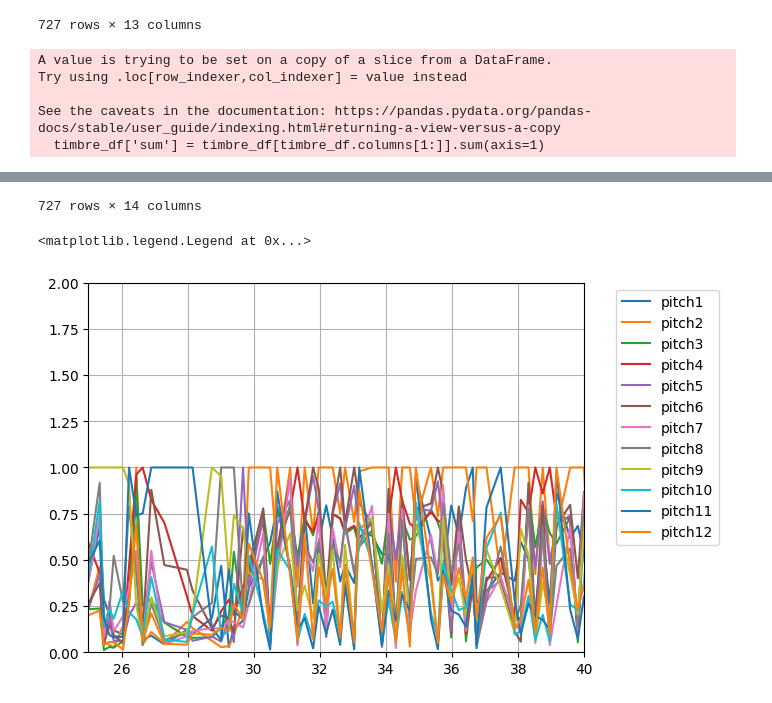
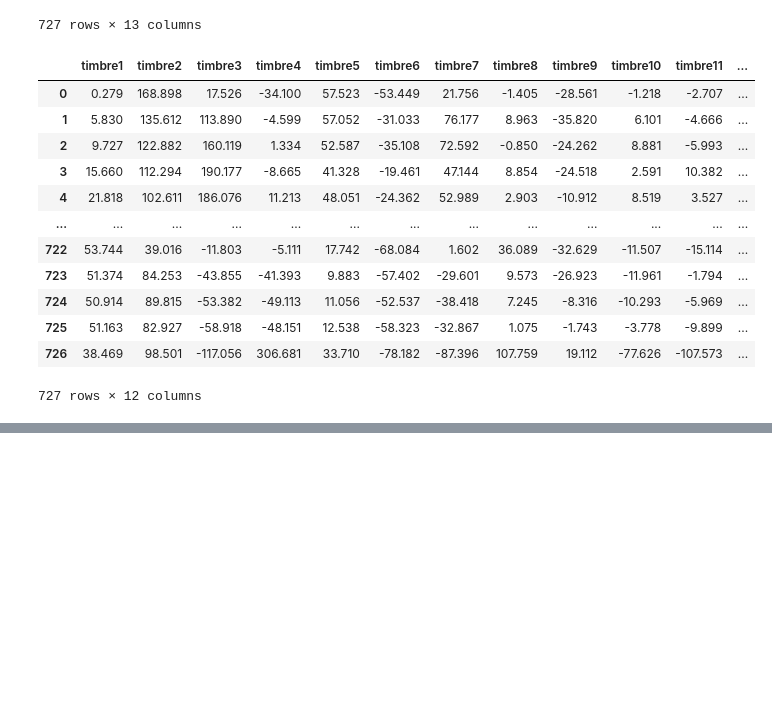
Before and after one commit to Uhdrin2796/Spotify-Light-Show, a Jupyter notebook: notebooks/11 - Using PCA approach to analyze timbres.ipynb, the cells around one changed output, grey strips where cells are left out. Cells and saved outputs as stored; diff of their text form; code cells hidden in the pictures; blank space fills up the shorter version.

Commit message:
Update using PCA and Time Series Analysis

```diff
--- a/notebooks/9 - Using Spotipy Library - Sections, Segments (Pitches, Timbres).ipynb
+++ b/notebooks/11 - Using PCA approach to analyze timbres.ipynb
@@ -203,12 +206,22 @@ pitch_df
 727 rows × 13 columns
 # %%
 #Extra all the TIMBRE from the main data set
-timbre_df=track_segments_df[["start","timbre1","timbre2","timbre3","timbre4","timbre5","timbre6","timbre7","timbre8","timbre9","timbre10","timbre11","timbre12"]]
-timbre_df['sum'] = timbre_df[timbre_df.columns[1:]].sum(axis=1)
+#original line of code
+# timbre_df=track_segments_df[["start","timbre1","timbre2","timbre3","timbre4","timbre5","timbre6","timbre7","timbre8","timbre9","timbre10","timbre11","timbre12"]]
+
+timbre_df=track_segments_df[["timbre1","timbre2","timbre3","timbre4","timbre5","timbre6","timbre7","timbre8","timbre9","timbre10","timbre11","timbre12"]]
 timbre_df
 # %% [output]
+|  | timbre1 | timbre2 | timbre3 | timbre4 | timbre5 | timbre6 | timbre7 | timbre8 | timbre9 | timbre10 | timbre11 | ... |
+| 0 | 0.279 | 168.898 | 17.526 | -34.100 | 57.523 | -53.449 | 21.756 | -1.405 | -28.561 | -1.218 | -2.707 | ... |
+| 1 | 5.830 | 135.612 | 113.890 | -4.599 | 57.052 | -31.033 | 76.177 | 8.963 | -35.820 | 6.101 | -4.666 | ... |
+| 2 | 9.727 | 122.882 | 160.119 | 1.334 | 52.587 | -35.108 | 72.592 | -0.850 | -24.262 | 8.881 | -5.993 | ... |
+| 3 | 15.660 | 112.294 | 190.177 | -8.665 | 41.328 | -19.461 | 47.144 | 8.854 | -24.518 | 2.591 | 10.382 | ... |
+| 4 | 21.818 | 102.611 | 186.076 | 11.213 | 48.051 | -24.362 | 52.989 | 2.903 | -10.912 | 8.519 | 3.527 | ... |
+| ... | ... | ... | ... | ... | ... | ... | ... | ... | ... | ... | ... | ... |
+| 722 | 53.744 | 39.016 | -11.803 | -5.111 | 17.742 | -68.084 | 1.602 | 36.089 | -32.629 | -11.507 | -15.114 | ... |
+| 723 | 51.374 | 84.253 | -43.855 | -41.393 | 9.883 | -57.402 | -29.601 | 9.573 | -26.923 | -11.961 | -1.794 | ... |
+| 724 | 50.914 | 89.815 | -53.382 | -49.113 | 11.056 | -52.537 | -38.418 | 7.245 | -8.316 | -10.293 | -5.969 | ... |
+| 725 | 51.163 | 82.927 | -58.918 | -48.151 | 12.538 | -58.323 | -32.867 | 1.075 | -1.743 | -3.778 | -9.899 | ... |
+| 726 | 38.469 | 98.501 | -117.056 | 306.681 | 33.710 | -78.182 | -87.396 | 107.759 | 19.112 | -77.626 | -107.573 | ... |
-A value is trying to be set on a copy of a slice from a DataFrame.
-Try using .loc[row_indexer,col_indexer] = value instead
-
-See the caveats in the documentation: https://pandas.pydata.org/pandas-docs/stable/user_guide/indexing.html#returning-a-view-versus-a-copy
-  timbre_df['sum'] = timbre_df[timbre_df.columns[1:]].sum(axis=1)
+727 rows × 12 columns
@@ -227,13 +227,0 @@ See the caveats in the documentation: https://pandas.pydata.org/pandas-docs/stab
-727 rows × 14 columns
-# %%
-#Showing all pitch elements
-plt.figure()
-for col in pitch_df.columns[1:]:
-    plt.plot(pitch_df['start'],pitch_df[col],label=col)
-plt.xlim(25,40)
-plt.ylim(0, 2)
-plt.grid(True)
-plt.legend(bbox_to_anchor=(1.05, 1), loc='upper left')
-# %% [output]
-<matplotlib.legend.Legend at 0x...>
-[figure, removed]
```
Also changed, not shown: parts of 10 cells of this notebook, 6 other files.
